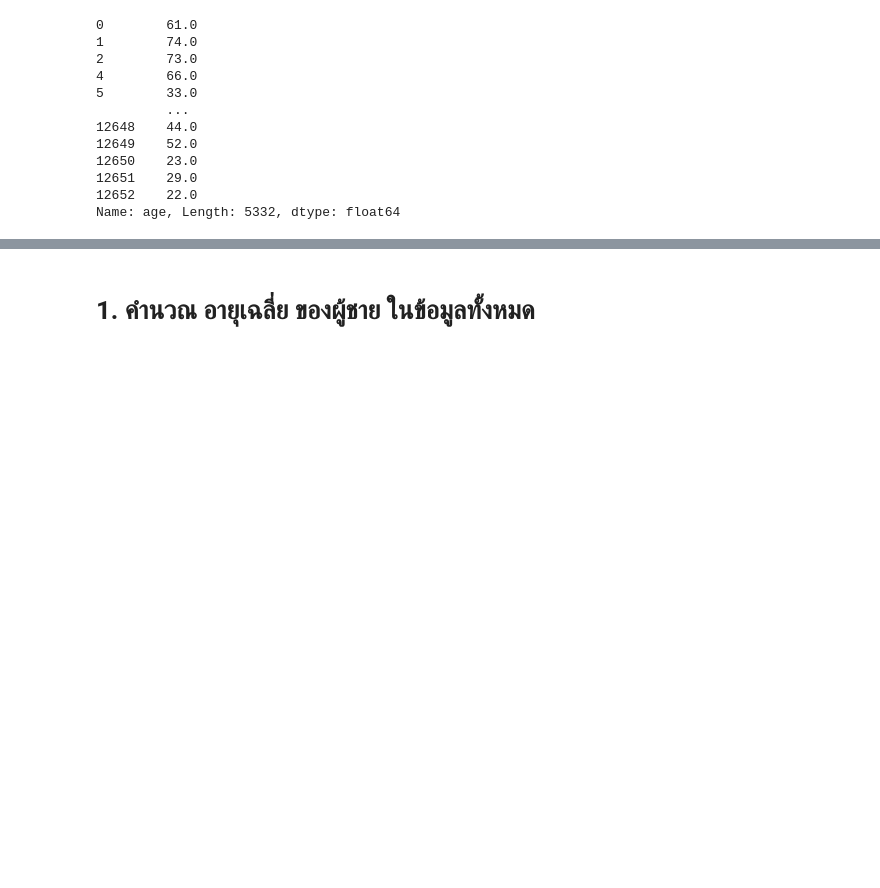
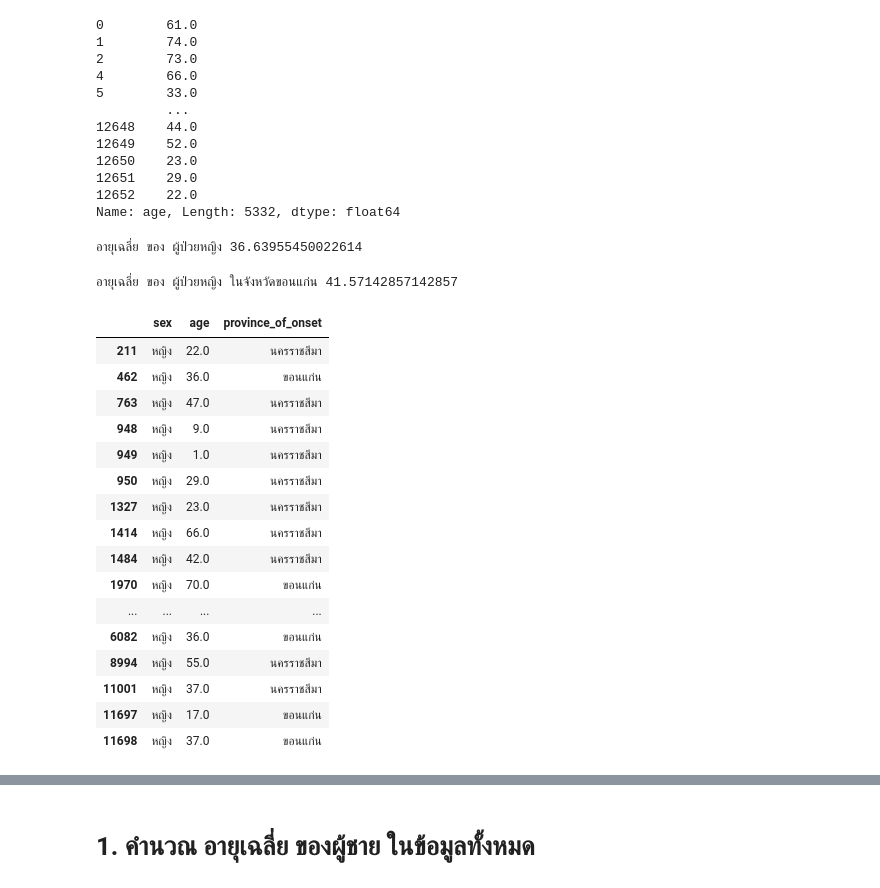
Before and after one commit to Chanunchida-May/data_viz_2022, a Jupyter notebook: Pandas101.ipynb, the cells around one changed output, grey strips where cells are left out. Drawn from its saved outputs; the diff is of its cells as text; code cells hidden in the pictures; blank space fills up the shorter version.

```diff
--- a/Pandas101.ipynb
+++ b/Pandas101.ipynb
@@ -315,13 +315,29 @@ female['age']
 12651    29.0
 12652    22.0
 Name: age, Length: 5332, dtype: float64
+# %%
+sum = 0   #เริ่มต้น0เพราะว่าจะเอาค่าอื่นมาบวกกัน  โดยจะเริ่มจากค่า 1 หรือ 10 ไม่ได้
+N = 0     #นับจำนวนว่ามีกี่คนที่นำเอามาหาร
+for a in female['age']: #วนลูปดูค่าอายุที่อยู่ในคอลัมน์
+
+    if a > 0:
+        sum += a   # sum = sum + a
+        N += 1
+
+print(f'อายุเฉลี่ย ของ ผู้ป่วยหญิง {sum/N}')
+# %% [output]
+อายุเฉลี่ย ของ ผู้ป่วยหญิง 36.63955450022614
 # %%
+female_KK = female[female['province_of_onset']=='ขอนแก่น'] #เลือกข้อมูลที่สนใจมา
+
 sum = 0
 N = 0
-for a in female['age']:
+for a in female_KK['age']:
 
     if a > 0:
         sum += a # sum = sum + a
         N += 1
 
-print(f'อายุเฉลี่ย ของ ผู้ป่วยหญิง {sum/N}')
+print(f'อายุเฉลี่ย ของ ผู้ป่วยหญิง ในจังหวัดขอนแก่น {sum/N}')
+# %% [output]
+อายุเฉลี่ย ของ ผู้ป่วยหญิง ในจังหวัดขอนแก่น 41.57142857142857
@@ -339,0 +344,20 @@ print(f'อายุเฉลี่ย ของ ผู้ป่วยหญิ
+# %%
+female[(female['province_of_onset']=='ขอนแก่น')| (female['province_of_onset']== 'นครราชสีมา')]  # | หมายถึง or คือเอาข้อมูลที่เกี่ยวข้องมาเเสดง
+# %% [output]
+|  | sex | age | province_of_onset |
+| 211 | หญิง | 22.0 | นครราชสีมา |
+| 462 | หญิง | 36.0 | ขอนแก่น |
+| 763 | หญิง | 47.0 | นครราชสีมา |
+| 948 | หญิง | 9.0 | นครราชสีมา |
+| 949 | หญิง | 1.0 | นครราชสีมา |
+| 950 | หญิง | 29.0 | นครราชสีมา |
+| 1327 | หญิง | 23.0 | นครราชสีมา |
+| 1414 | หญิง | 66.0 | นครราชสีมา |
+| 1484 | หญิง | 42.0 | นครราชสีมา |
+| 1970 | หญิง | 70.0 | ขอนแก่น |
+| ... | ... | ... | ... |
+| 6082 | หญิง | 36.0 | ขอนแก่น |
+| 8994 | หญิง | 55.0 | นครราชสีมา |
+| 11001 | หญิง | 37.0 | นครราชสีมา |
+| 11697 | หญิง | 17.0 | ขอนแก่น |
+| 11698 | หญิง | 37.0 | ขอนแก่น |
```
Also changed, not shown: parts of 5 cells of this notebook.
